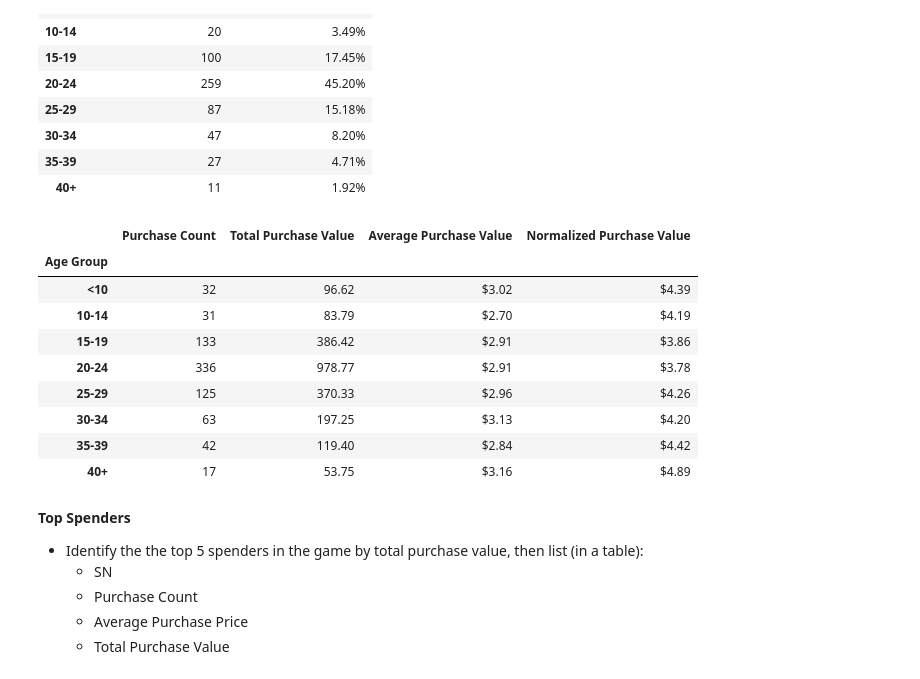
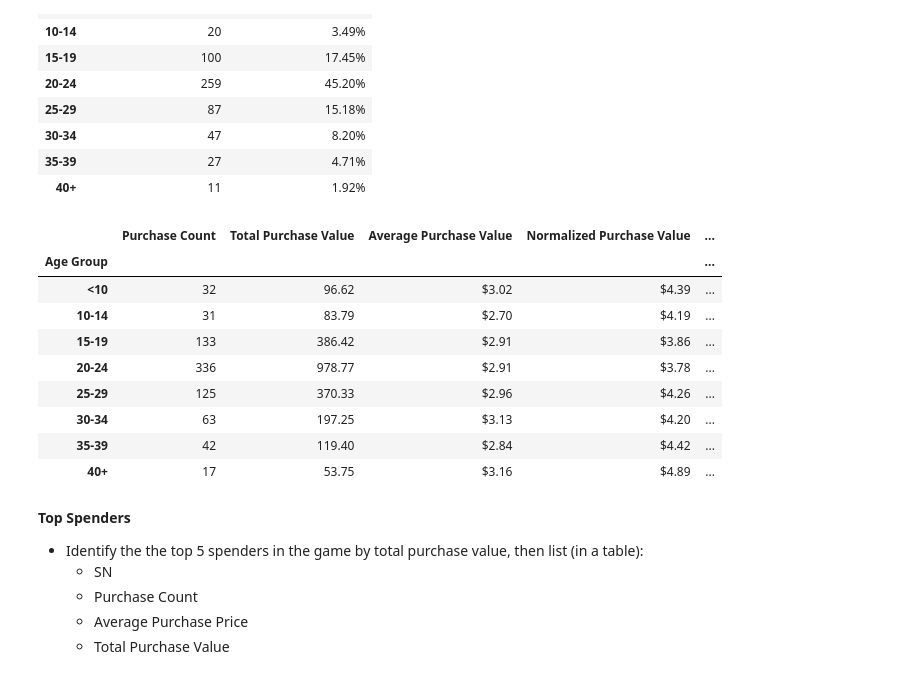
Before and after one commit to yegorkryukov/python-challenge, a Jupyter notebook: Pandas/HeroesOfPymoli/pymoli.ipynb, the cells around one changed output. Saved outputs shown, nothing was run; the diff lists cells and outputs as text; code cells hidden in the pictures.

```diff
--- a/Pandas/HeroesOfPymoli/pymoli.ipynb
+++ b/Pandas/HeroesOfPymoli/pymoli.ipynb
@@ -172,30 +170,35 @@ players_age_df
 # %%
 #calculate purchase totals and counts
 age_df = pymoli_df.groupby('Age Group').aggregate({'Item ID':np.count_nonzero, 'Price':np.sum})
 
 #rename columns
 age_df = age_df.rename(columns={'Item ID':'Purchase Count', 'Price':'Total Purchase Value'})
 
 #calculate average purchase value
 age_df['Average Purchase Value'] = (age_df['Total Purchase Value'] / age_df['Purchase Count']) \
                                     .map('${:,.2f}'.format)
 
 #calculate normalized purchase value
 age_df['Normalized Purchase Value'] = (age_df['Total Purchase Value'] / \
-                                        players_age_df['Total Count of Players']).map('${:,.2f}'.format)
+                                       players_age_df['Total Count of Players']).map('${:,.2f}'.format)
+
+#calculate percent of all purchases
+age_df['Percentage of Purchases'] = (age_df['Total Purchase Value'] / \
+                                     age_df['Total Purchase Value'].sum() * 100 \
+                                    ).map('{0:.2f}%'.format)
 
 age_df
 # %% [output]
-|  | Purchase Count | Total Purchase Value | Average Purchase Value | Normalized Purchase Value |
-| Age Group |  |  |  |  |
-| <10 | 32 | 96.62 | $3.02 | $4.39 |
-| 10-14 | 31 | 83.79 | $2.70 | $4.19 |
-| 15-19 | 133 | 386.42 | $2.91 | $3.86 |
-| 20-24 | 336 | 978.77 | $2.91 | $3.78 |
-| 25-29 | 125 | 370.33 | $2.96 | $4.26 |
-| 30-34 | 63 | 197.25 | $3.13 | $4.20 |
-| 35-39 | 42 | 119.40 | $2.84 | $4.42 |
-| 40+ | 17 | 53.75 | $3.16 | $4.89 |
+|  | Purchase Count | Total Purchase Value | Average Purchase Value | Normalized Purchase Value | ... |
+| Age Group |  |  |  |  | ... |
+| <10 | 32 | 96.62 | $3.02 | $4.39 | ... |
+| 10-14 | 31 | 83.79 | $2.70 | $4.19 | ... |
+| 15-19 | 133 | 386.42 | $2.91 | $3.86 | ... |
+| 20-24 | 336 | 978.77 | $2.91 | $3.78 | ... |
+| 25-29 | 125 | 370.33 | $2.96 | $4.26 | ... |
+| 30-34 | 63 | 197.25 | $3.13 | $4.20 | ... |
+| 35-39 | 42 | 119.40 | $2.84 | $4.42 | ... |
+| 40+ | 17 | 53.75 | $3.16 | $4.89 | ... |
 # %% [markdown]
 **Top Spenders**
 
```
Also changed, not shown: parts of 4 cells of this notebook.
